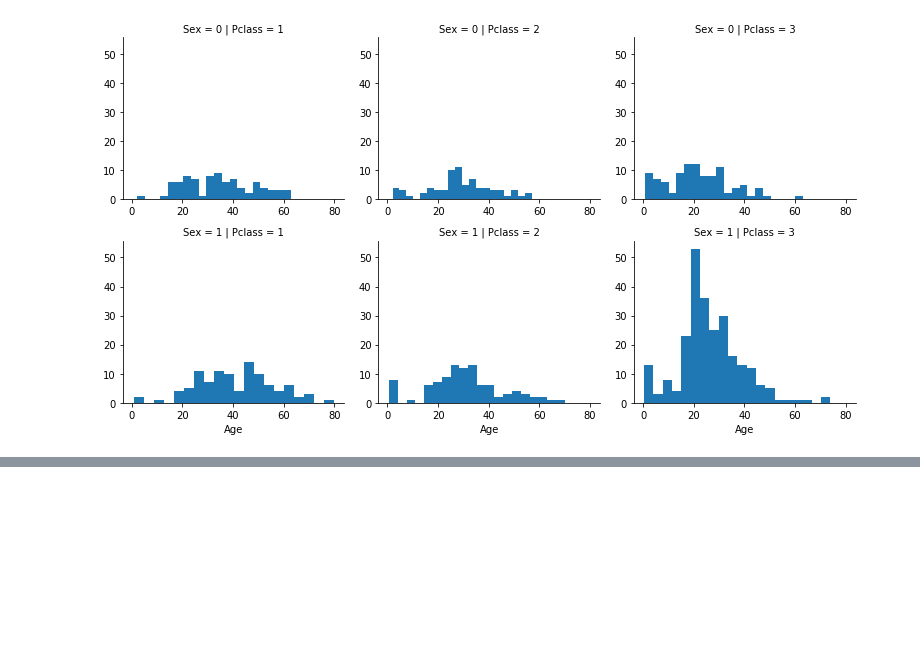
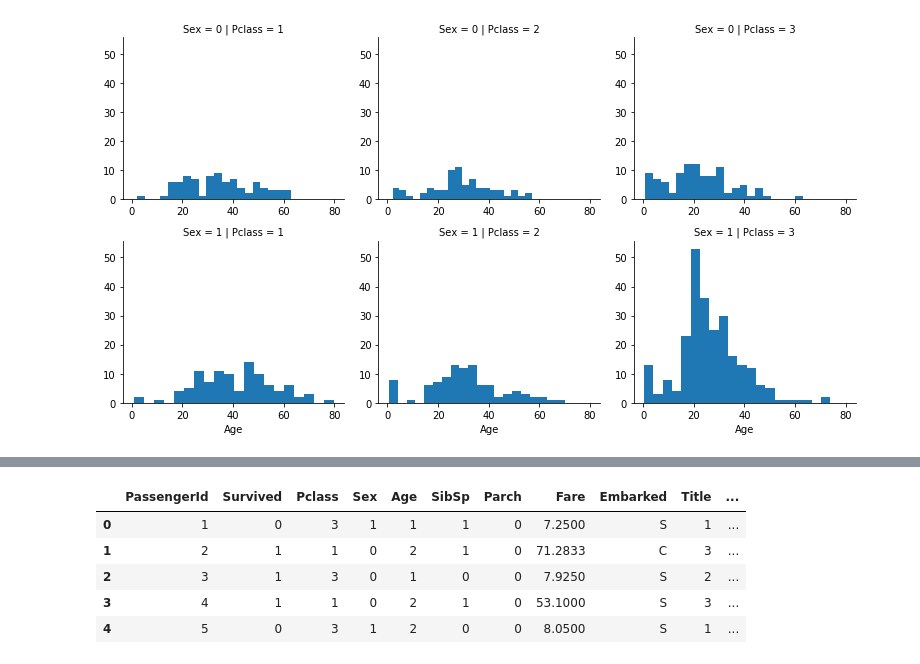
Before and after one commit to convancleave/titanic_ML_from_disaster, a Jupyter notebook: TitanicNotebook.ipynb, the cells around one changed output, grey strips where cells are left out. Drawn from its saved outputs; the diff is of its cells as text; code cells hidden in the pictures; blank space fills up the shorter version.

```diff
--- a/TitanicNotebook.ipynb
+++ b/TitanicNotebook.ipynb
@@ -305,3 +305,32 @@ grid.map(plt.hist, 'Age', bins=20)
 # %% [output]
 <seaborn.axisgrid.FacetGrid at 0x...>
 [figure]
+# %%
+# iterate over pclass and sex and guess age values
+guess_ages = np.zeros((2,3))
+
+for dataset in all_data:
+    # sex {0 or 1}
+    for i in range(2):
+        # pclass 1,2,3
+        for j in range(3):
+            guess_df = dataset[(dataset['Sex'] == i) & (dataset['Pclass'] == j+1)]['Age'].dropna()
+            ## Using a random num < 1 std away from the mean
+            # age_mean = guess_df.mean()
+            # age_std = guess_df.std()
+            # age_guess = rnd.uniform(age_mean - age_std, age_mean + age_std)
+
+            ## Using the median
+            age_guess = guess_df.median()
+
+            ## Round to the nearest .5
+            guess_ages[i, j] = int( age_guess/0.5 + 0.5 ) * 0.5
+
+    for i in range(2):
+        for j in range(3):
+            dataset.loc[ (dataset.Age.isnull() ) & ( dataset.Sex == i) & ( dataset.Pclass == j+1), \
+                        'Age'] = guess_ages[i, j]
+    dataset['Age'] = dataset['Age'].astype(int)
+
+
+training_data.head()
@@ -307,0 +346,3 @@ grid.map(plt.hist, 'Age', bins=20)
+# %%
+training_data['AgeBand'] = pd.cut(training_data['Age'], 5)
+training_data[['AgeBand', 'Survived']].groupby(['AgeBand'], as_index=False).mean().sort_values(by='AgeBand', ascending=True)
@@ -307,0 +358,16 @@ grid.map(plt.hist, 'Age', bins=20)
+# %%
+for dataset in all_data:
+    dataset.loc[ dataset['Age'] <= 16, 'Age'] = 0
+    dataset.loc[ (dataset['Age'] > 16) & (dataset['Age'] <= 32), 'Age'] = 1
+    dataset.loc[ (dataset['Age'] > 32) & (dataset['Age'] <= 48), 'Age'] = 2
+    dataset.loc[ (dataset['Age'] > 48) & (dataset['Age'] <= 64), 'Age'] = 3
+    dataset.loc[ (dataset['Age'] > 64), 'Age'] = 4
+
+training_data.head()
+# %% [output]
+|  | PassengerId | Survived | Pclass | Sex | Age | SibSp | Parch | Fare | Embarked | Title | ... |
+| 0 | 1 | 0 | 3 | 1 | 1 | 1 | 0 | 7.2500 | S | 1 | ... |
+| 1 | 2 | 1 | 1 | 0 | 2 | 1 | 0 | 71.2833 | C | 3 | ... |
+| 2 | 3 | 1 | 3 | 0 | 1 | 0 | 0 | 7.9250 | S | 2 | ... |
+| 3 | 4 | 1 | 1 | 0 | 2 | 1 | 0 | 53.1000 | S | 3 | ... |
+| 4 | 5 | 0 | 3 | 1 | 2 | 0 | 0 | 8.0500 | S | 1 | ... |
```
Also changed, not shown: parts of 14 cells of this notebook.
